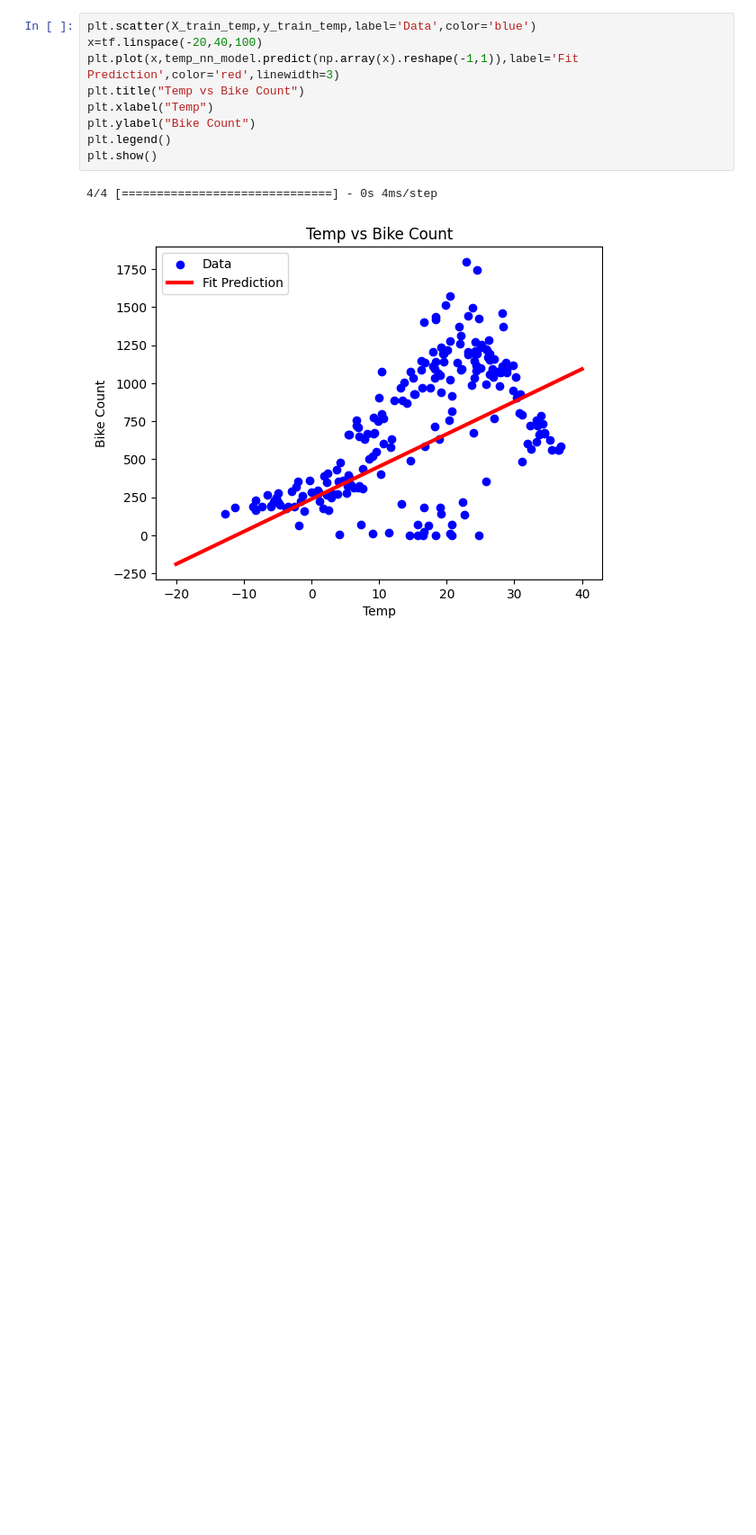
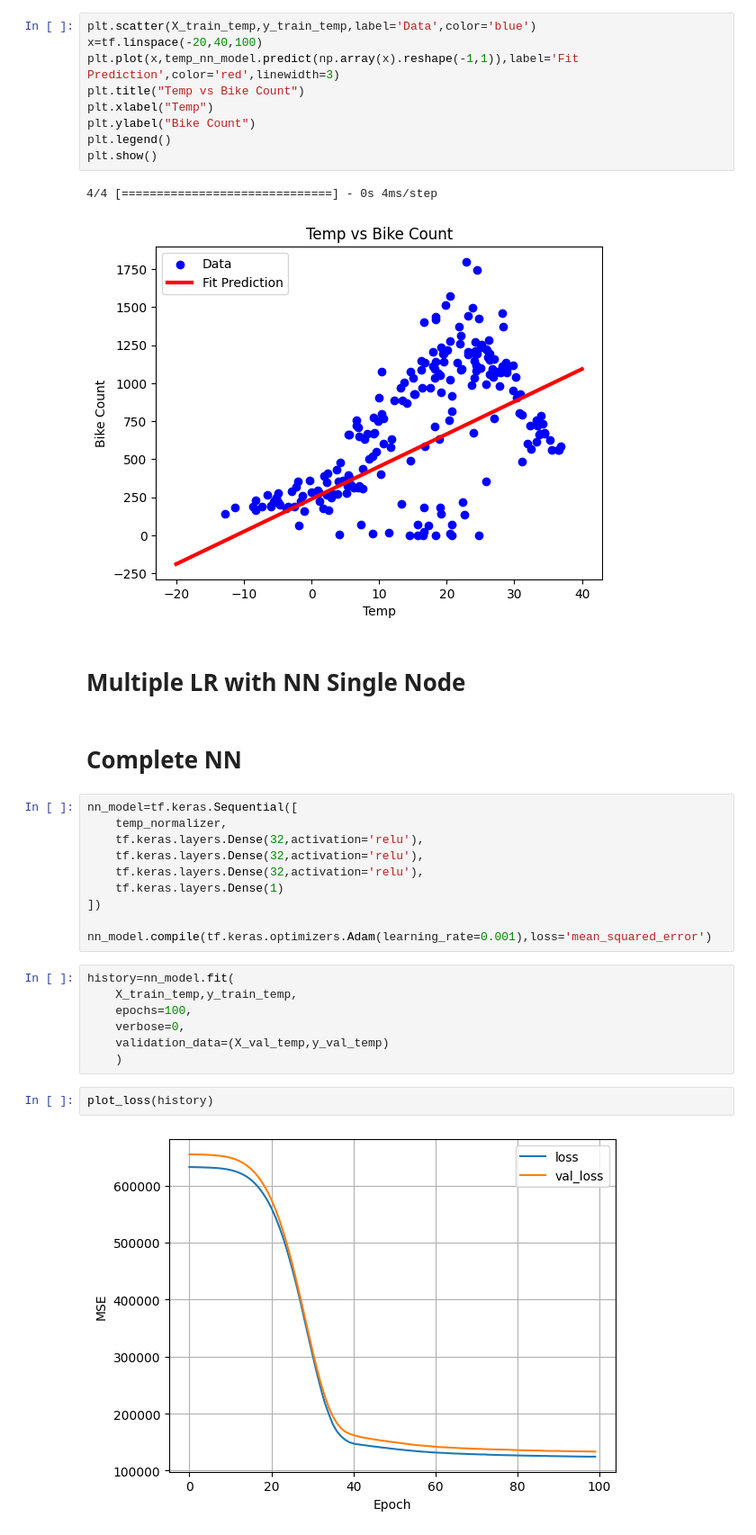
Before and after one commit to Itskindastrange/Seoul-Bike-Sharing-Demand-UCI-Dataset, a Jupyter notebook: Seoul_Bike_Sharing_Demand_UCI_Dataset.ipynb, the cells around one changed output. Shown at 90% size. Drawn from its saved outputs; the diff is of its cells as text; blank space fills up the shorter version.

```diff
--- a/Seoul_Bike_Sharing_Demand_UCI_Dataset.ipynb
+++ b/Seoul_Bike_Sharing_Demand_UCI_Dataset.ipynb
@@ -175,3 +175,28 @@ plt.show()
 # %% [output]
 4/4 [==============================] - 0s 4ms/step
 [figure]
+# %% [markdown]
+# Multiple LR with NN Single Node
+# %% [markdown]
+# Complete NN
+# %%
+nn_model=tf.keras.Sequential([
+    temp_normalizer,
+    tf.keras.layers.Dense(32,activation='relu'),
+    tf.keras.layers.Dense(32,activation='relu'),
+    tf.keras.layers.Dense(32,activation='relu'),
+    tf.keras.layers.Dense(1)
+])
+
+nn_model.compile(tf.keras.optimizers.Adam(learning_rate=0.001),loss='mean_squared_error')
+# %%
+history=nn_model.fit(
+    X_train_temp,y_train_temp,
+    epochs=100,
+    verbose=0,
+    validation_data=(X_val_temp,y_val_temp)
+    )
+# %%
+plot_loss(history)
+# %% [output]
+[figure, added]
```
Also changed, not shown: parts of 11 cells of this notebook.
